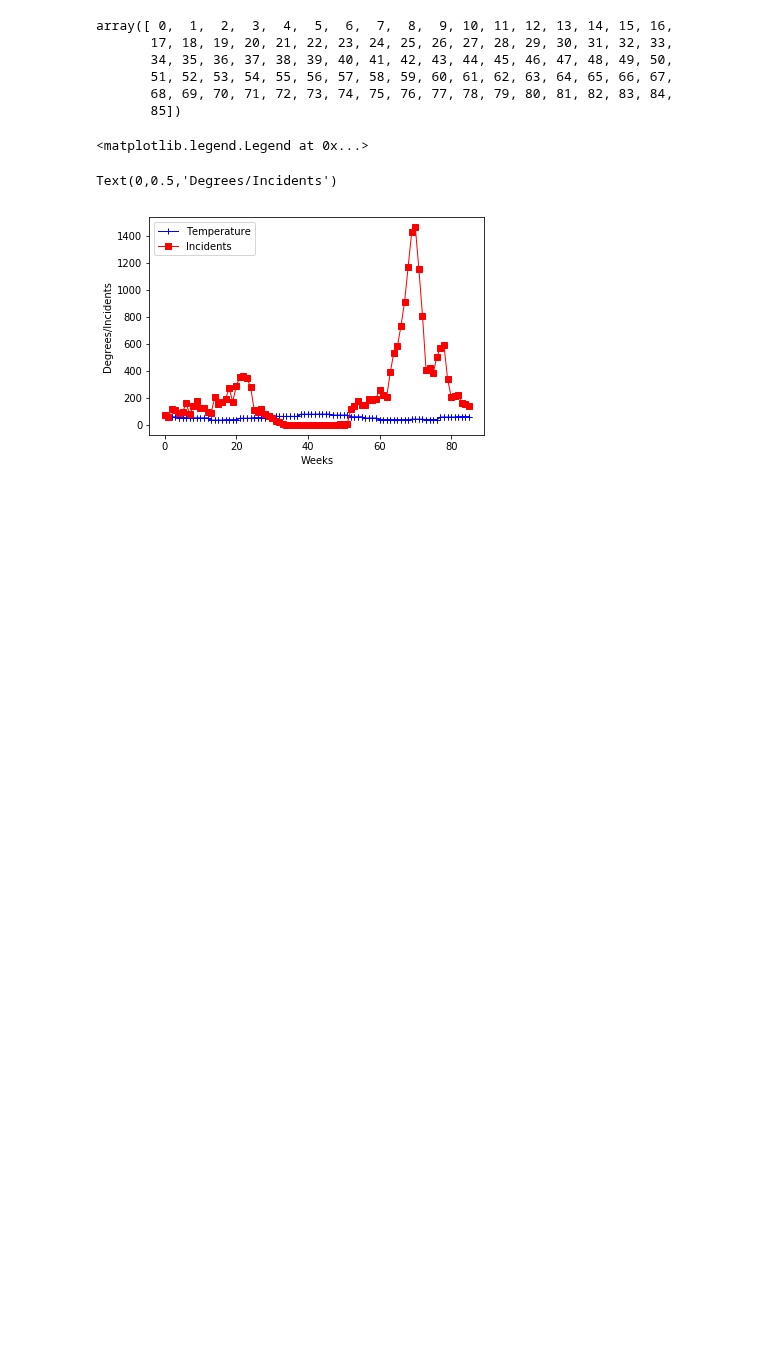
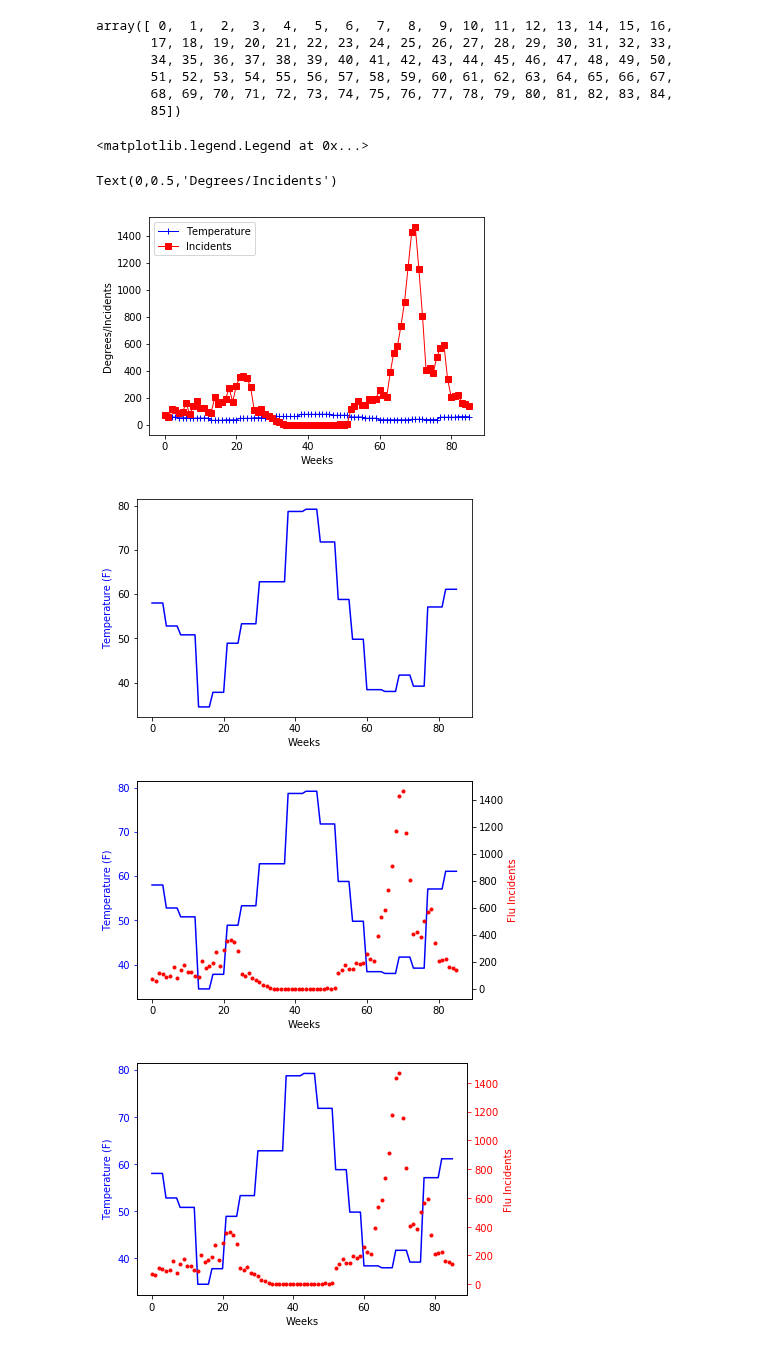
Before and after one commit to giolee88/FluTracker, a Jupyter notebook: Code/incident_vs_weather.ipynb, the cells around one changed output. Cells and saved outputs as stored; diff of their text form; code cells hidden in the pictures; blank space fills up the shorter version.

```diff
--- a/Code/incident_vs_weather.ipynb
+++ b/Code/incident_vs_weather.ipynb
@@ -125,3 +125,29 @@ plt.savefig("temp_vs_incidents.png")
 plt.show()
 # %% [output]
 [figure]
+# %%
+# decent start.  Let's build another one, this time with separate y axes.
+
+fig, ax1 = plt.subplots()               # fig, ax1 = plt.subplots()
+xshared = np.arange(len(inc_weath_df))  # t = np.arange(0.01, 10.0, 0.01)
+y1_points_F = inc_weath_df["TAVG"]      # s1 = np.exp(t)
+ax1.plot(xshared, y1_points_F, 'b-')    #  ax1.plot(t, s1, 'b-')
+ax1.set_xlabel('Weeks')                 # ax1.set_xlabel('time (s)')
+
+# Make the y-axis label, ticks and tick labels match the line color.
+ax1.set_ylabel('Temperature (F)', color = 'b')  # ax1.set_ylabel('exp', color='b')
+
+ax1.tick_params('y', colors = 'b')      # ax1.tick_params('y', colors='b')
+
+ax2 = ax1.twinx()                       # ax2 = ax1.twinx()
+y2_inc_vol = inc_weath_df["ILITOTAL"]   # s2 = np.sin(2 * np.pi * t)
+ax2.plot(xshared, y2_inc_vol, 'r.')     #  ax2.plot(t, s2, 'r.')
+ax2.set_ylabel ('Flu Incidents', color = 'r')  #  ax2.set_ylabel('sin', color='r')
+ax2.tick_params ( 'y', colors = 'r')      #  ax2.tick_params('y', colors='r')
+
+fig.tight_layout()
+plt.show()
+# %% [output]
+[figure, added]
+[figure, added]
+[figure, added]
```
